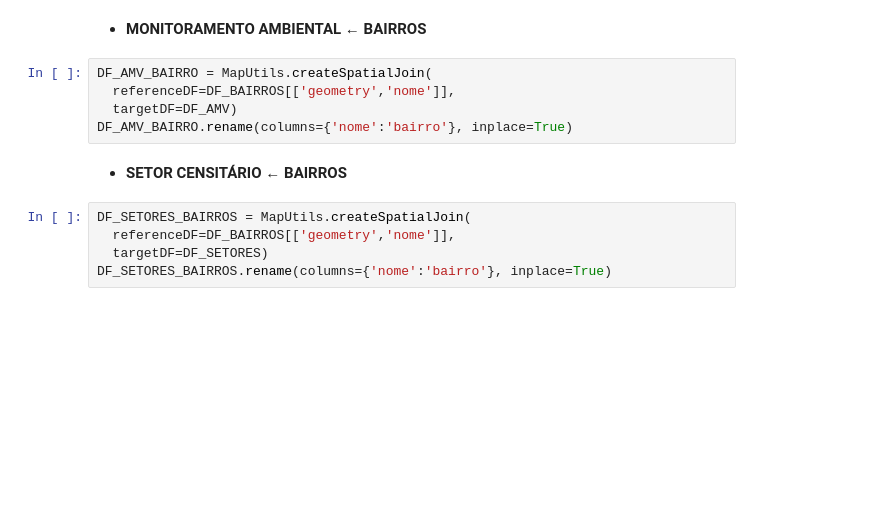
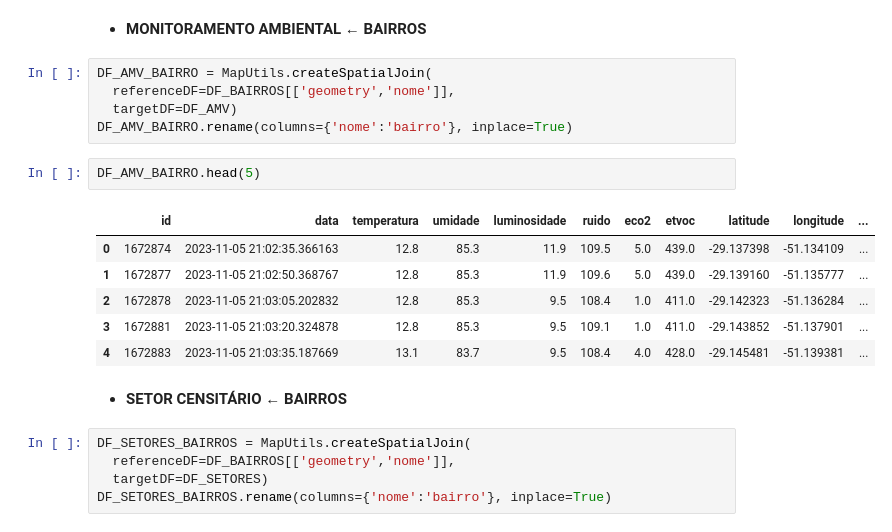
Before and after one commit to diogorosanelli/MATR, a Jupyter notebook: MATR.ipynb, the cells around one changed output. Cells and saved outputs as stored; diff of their text form; blank space fills up the shorter version.

```diff
--- a/MATR.ipynb
+++ b/MATR.ipynb
@@ -511,6 +511,15 @@ DF_AMV_BAIRRO = MapUtils.createSpatialJoin(
   referenceDF=DF_BAIRROS[['geometry','nome']],
   targetDF=DF_AMV)
 DF_AMV_BAIRRO.rename(columns={'nome':'bairro'}, inplace=True)
+# %%
+DF_AMV_BAIRRO.head(5)
+# %% [output]
+|  | id | data | temperatura | umidade | luminosidade | ruido | eco2 | etvoc | latitude | longitude | ... |
+| 0 | 1672874 | 2023-11-05 21:02:35.366163 | 12.8 | 85.3 | 11.9 | 109.5 | 5.0 | 439.0 | -29.137398 | -51.134109 | ... |
+| 1 | 1672877 | 2023-11-05 21:02:50.368767 | 12.8 | 85.3 | 11.9 | 109.6 | 5.0 | 439.0 | -29.139160 | -51.135777 | ... |
+| 2 | 1672878 | 2023-11-05 21:03:05.202832 | 12.8 | 85.3 | 9.5 | 108.4 | 1.0 | 411.0 | -29.142323 | -51.136284 | ... |
+| 3 | 1672881 | 2023-11-05 21:03:20.324878 | 12.8 | 85.3 | 9.5 | 109.1 | 1.0 | 411.0 | -29.143852 | -51.137901 | ... |
+| 4 | 1672883 | 2023-11-05 21:03:35.187669 | 13.1 | 83.7 | 9.5 | 108.4 | 4.0 | 428.0 | -29.145481 | -51.139381 | ... |
 # %% [markdown]
 + **SETOR CENSITÁRIO ← BAIRROS**
 # %%
```
Also changed, not shown: parts of 3 cells of this notebook, 1 other file.
